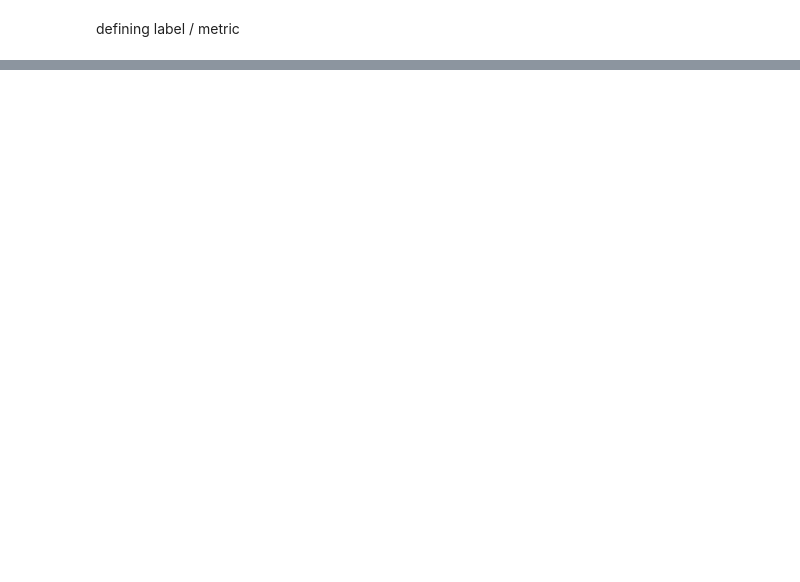
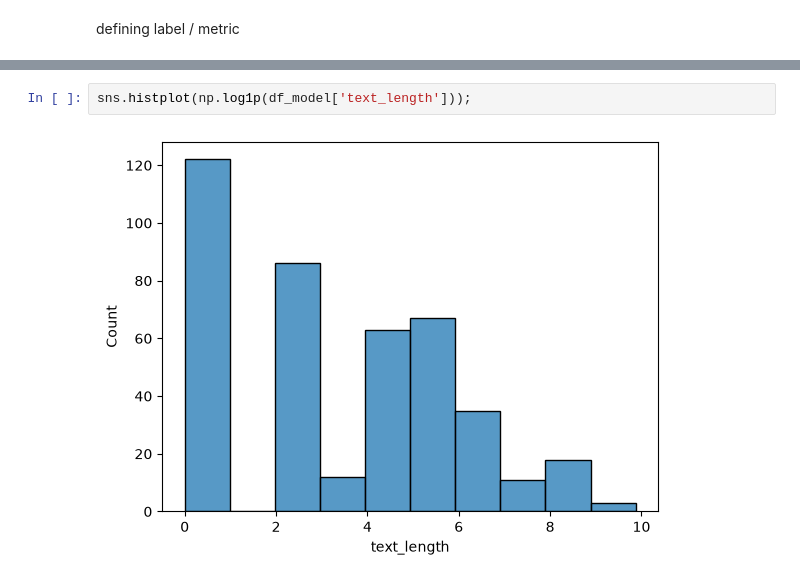
Before and after one commit to j-chowder/reddit, a Jupyter notebook: src/build_dataset/build_dataset.ipynb, the cells around one changed output, grey strips where cells are left out. Saved outputs shown, nothing was run; the diff lists cells and outputs as text; blank space fills up the shorter version.

```diff
--- a/src/build_dataset/build_dataset.ipynb
+++ b/src/build_dataset/build_dataset.ipynb
@@ -125,0 +159,4 @@ defining label / metric
+# %%
+sns.histplot(np.log1p(df_model['text_length']));
+# %% [output]
+[figure, added]
```
Also changed, not shown: parts of 52 cells of this notebook.
